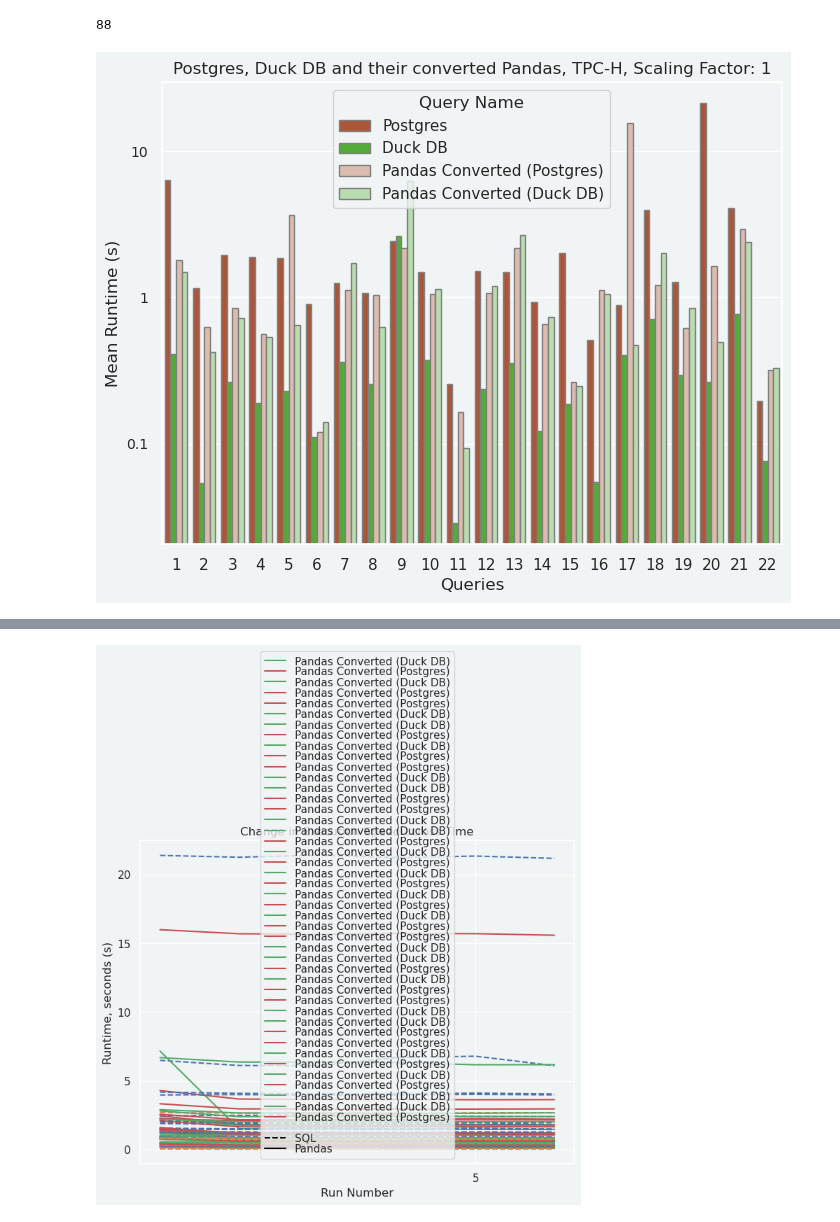
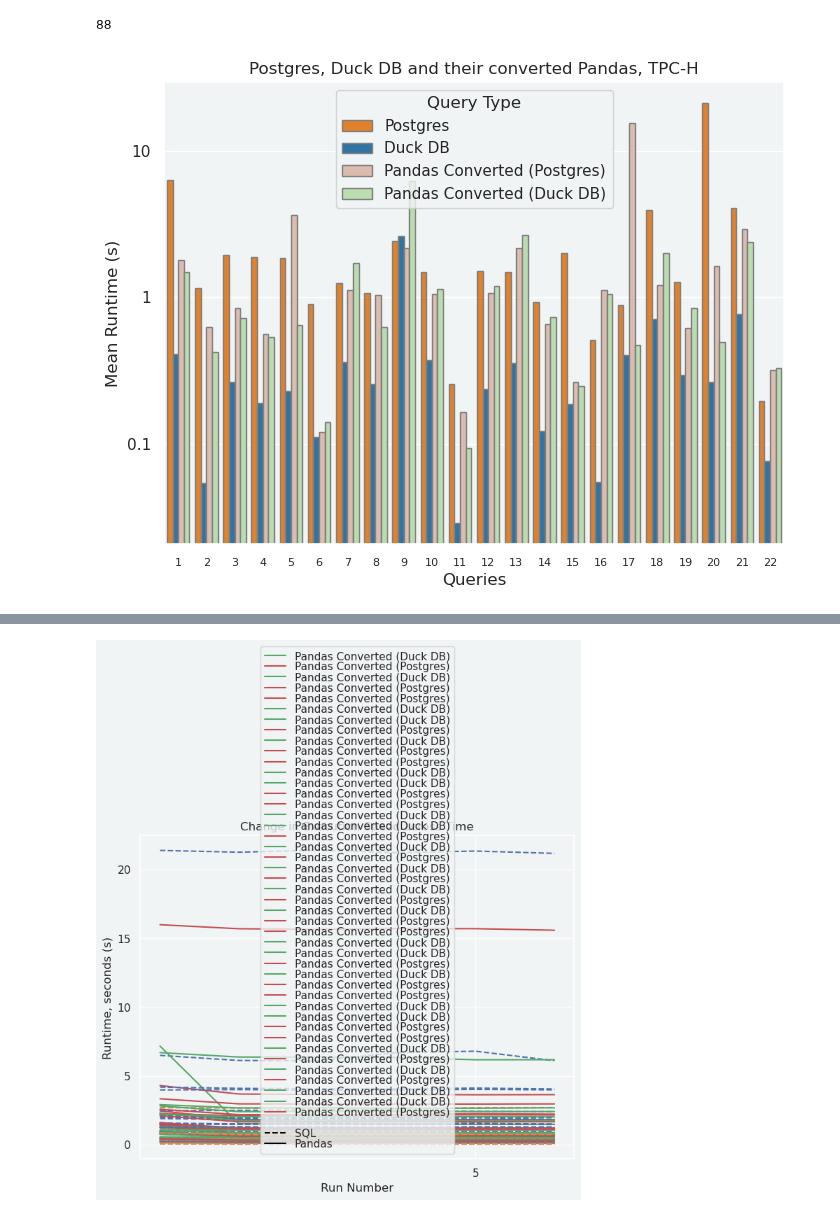
Before and after one commit to groegercesg/QueryBridge, a Jupyter notebook: benchmarking/analysis.ipynb, the cells around one changed output, grey strips where cells are left out. Cells and saved outputs as stored; diff of their text form; code cells hidden in the pictures.

```diff
--- a/benchmarking/analysis.ipynb
+++ b/benchmarking/analysis.ipynb
@@ -49,31 +49,32 @@ results['Median'] = results.apply(lambda row: statistics.median(sorted(row['Runs
 def ignore_first_mean(runs):
     return statistics.mean(runs[1:])
 
-results['Mean_first_ms'] = results.apply(lambda row : ignore_first_mean(row['Runs']), axis = 1)
+results['Mean_first'] = results.apply(lambda row : ignore_first_mean(row['Runs']), axis = 1)
+results["Query Type"] = results["Query Name"]
 # %%
 # plot with seaborn barplot
 sns.set(rc={'figure.figsize':(8,6)})
 background_color = '#f1f4f5'
-sns.set(rc={'axes.facecolor':background_color, 'figure.facecolor':background_color})
+sns.set(rc={'axes.facecolor':background_color})
 
-color = ['#be4d25','#49be25','#e5b8a8', '#b6e5a8']
+color = ['tab:orange','tab:blue','#e5b8a8', '#b6e5a8']
 order = ["Postgres", "Duck DB", "Pandas Converted (Postgres)", "Pandas Converted (Duck DB)"]
 
-ax = sns.barplot(data=results, x='Query Number', y='Mean_first_ms', hue='Query Name',
-                 palette=color, hue_order=order,edgecolor=".5")
+ax = sns.barplot(data=results, x='Query Number', y='Mean_first', hue='Query Type',
+                 palette=color, hue_order=order, edgecolor=".5")
 ax.set_yscale("log")
 ax.set(xlabel='Queries', ylabel='Mean Runtime (s)')
-plt.title("Postgres, Duck DB and their converted Pandas, TPC-H, Scaling Factor: 1")
+plt.title("Postgres, Duck DB and their converted Pandas, TPC-H")
 
 # the non-logarithmic labels
 ticks = [0.1, 1, 10]
 ax.set_yticks(ticks)
 ax.set_yticklabels(ticks)
 
 #set parameters for tick labels
-plt.tick_params(axis='x', which='major', labelsize=11)
-plt.tick_params(axis='y', which='major', labelsize=10)
+plt.tick_params(axis='x', which='major', labelsize=8)
+
 plt.savefig("analysis_results/" + str(test_name) + "_compare_queries.svg")
 plt.show()
 # %% [output]
-[figure, old version]
+[figure, new version]
```
Also changed, not shown: parts of 3 cells of this notebook, 3 other files.
